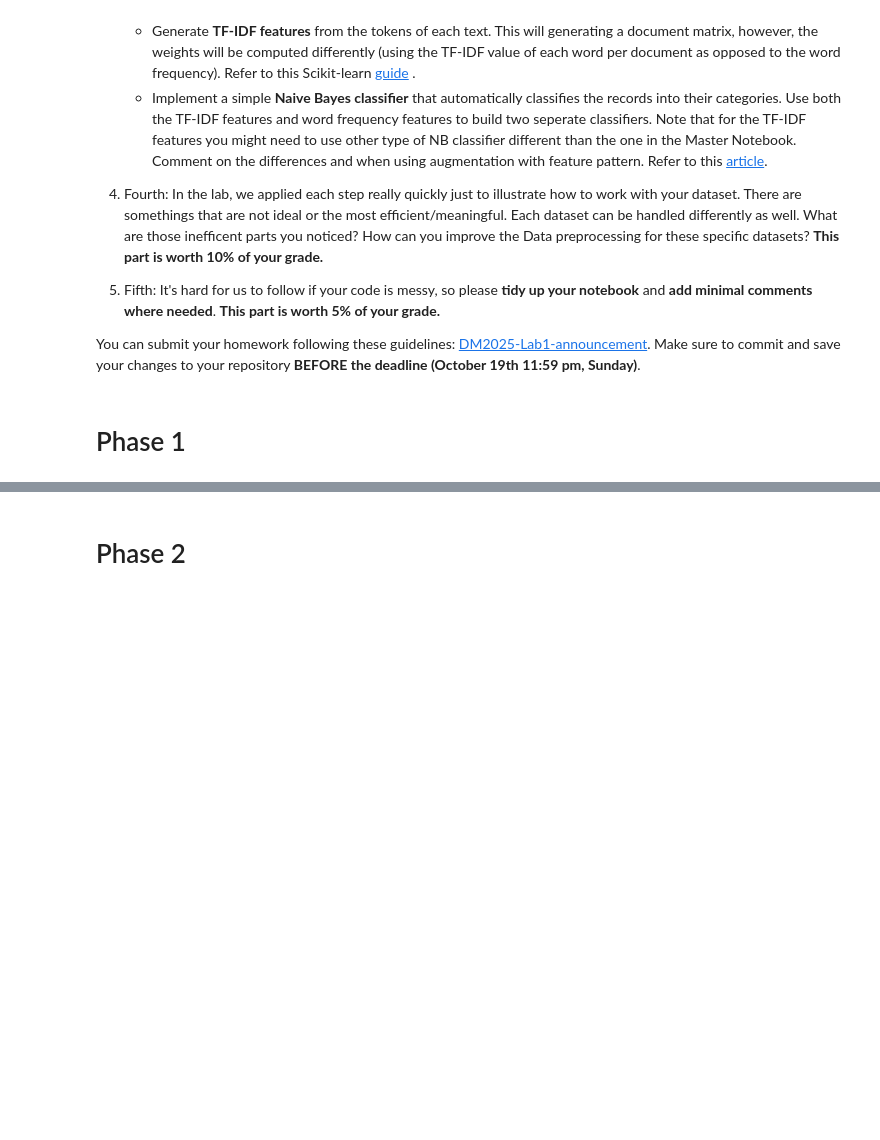
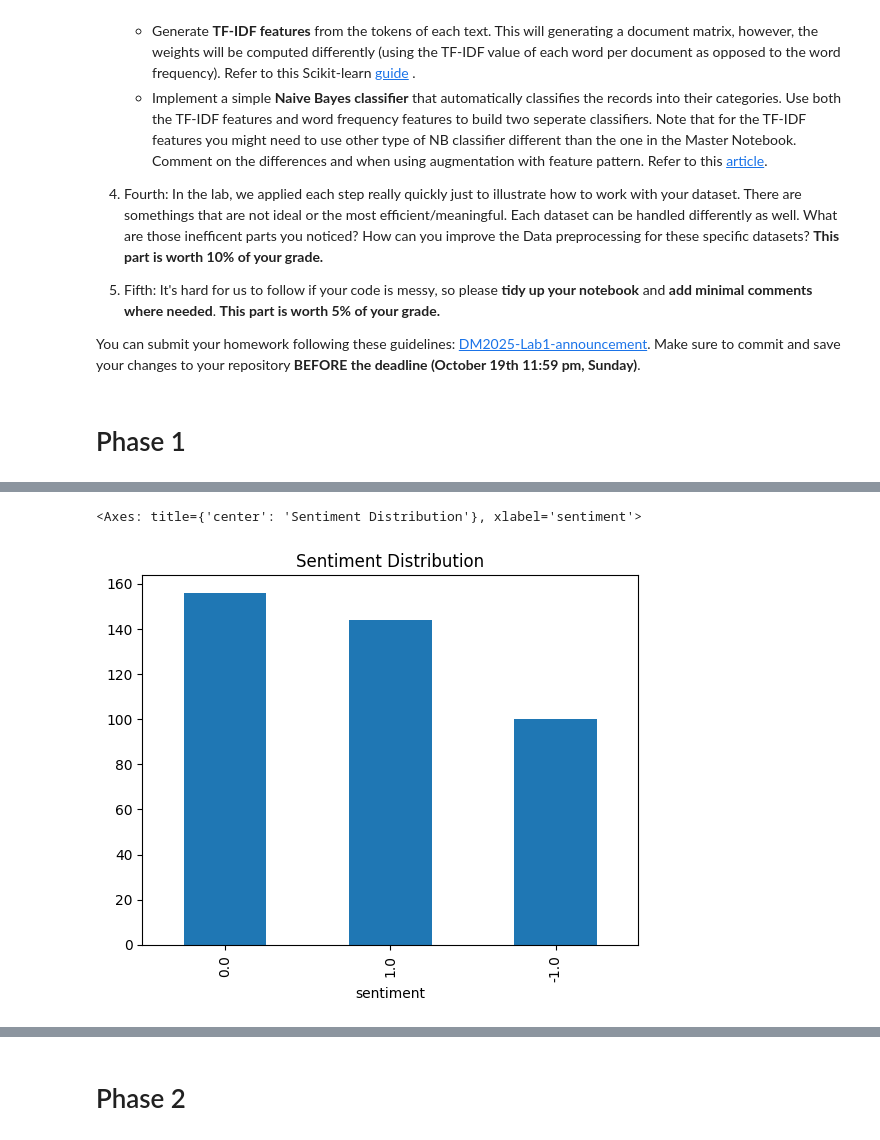
Before and after one commit to Hsun1128/DM2025-Lab1-Exercise, a Jupyter notebook: DM2025-Lab1-Homework.ipynb, the cells around one changed output, grey strips where cells are left out. Cells and saved outputs as stored; diff of their text form; code cells hidden in the pictures; blank space fills up the shorter version.

```diff
--- a/DM2025-Lab1-Homework.ipynb
+++ b/DM2025-Lab1-Homework.ipynb
@@ -62,0 +328,6 @@ You can submit your homework following these guidelines: [DM2025-Lab1-announceme
+# %%
+df_sample.sentiment.value_counts().plot(kind='bar',
+                                title='Sentiment Distribution')
+# %% [output]
+<Axes: title={'center': 'Sentiment Distribution'}, xlabel='sentiment'>
+[figure, added]
```
Also changed, not shown: parts of 62 cells of this notebook, 2 other files.
